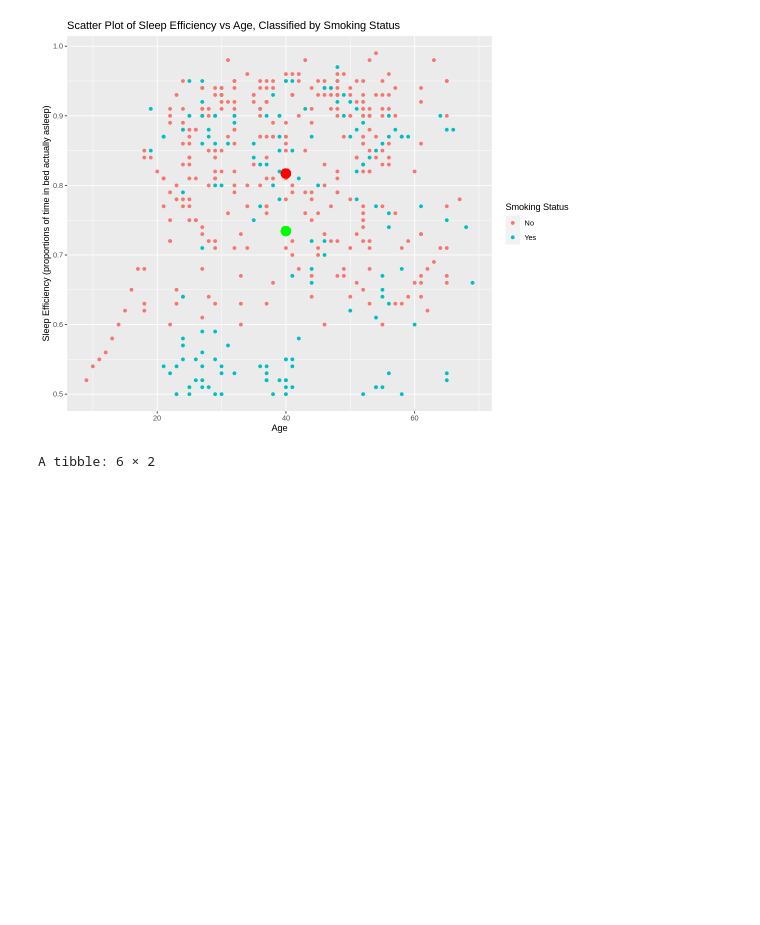
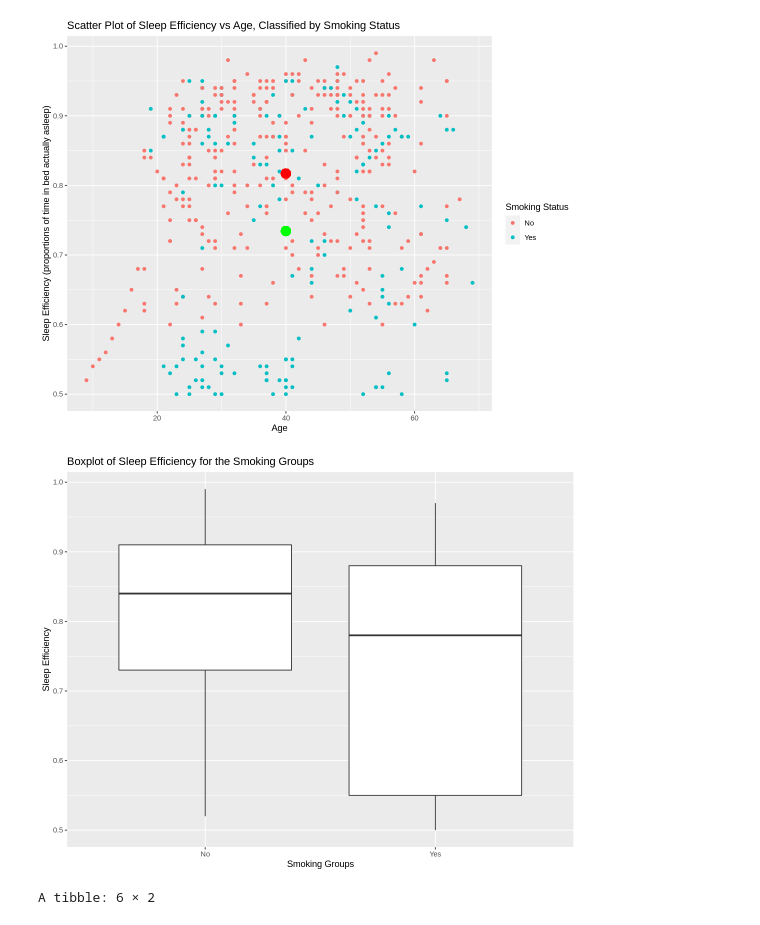
Before and after one commit to ritishaj/Does-smoking-status-affect-sleeping-efficiency-, a Jupyter notebook: Proposal.ipynb, the cells around one changed output. Cells and saved outputs as stored; diff of their text form; code cells hidden in the pictures; blank space fills up the shorter version.

Commit message:
Add boxplot to proposal

```diff
--- a/Proposal.ipynb
+++ b/Proposal.ipynb
@@ -86,4 +85,14 @@ smoking_se_plot + geom_point(aes(x=40,y = summarize_table$mean_efficiency[1]),co
                     geom_point(aes(x=40,y = summarize_table$mean_efficiency[2]),color = "green", size = 5)
 # %% [output]
 [figure]
+# %%
+# Plot a boxplot to facilitate visualization.
+# Note that there is a clear difference of means and sd between the two smoking groups from our sample.
+smoking_se_boxplot <- se |> ggplot(aes(x = Smoking_status, y = Sleep_efficiency))+
+                                geom_boxplot()+
+                                labs(y = "Sleep Efficiency", x = "Smoking Groups",
+                                     title = "Boxplot of Sleep Efficiency for the Smoking Groups")
+smoking_se_boxplot
+# %% [output]
+[figure, added]
 # %%
```
Also changed, not shown: parts of 6 cells of this notebook.
